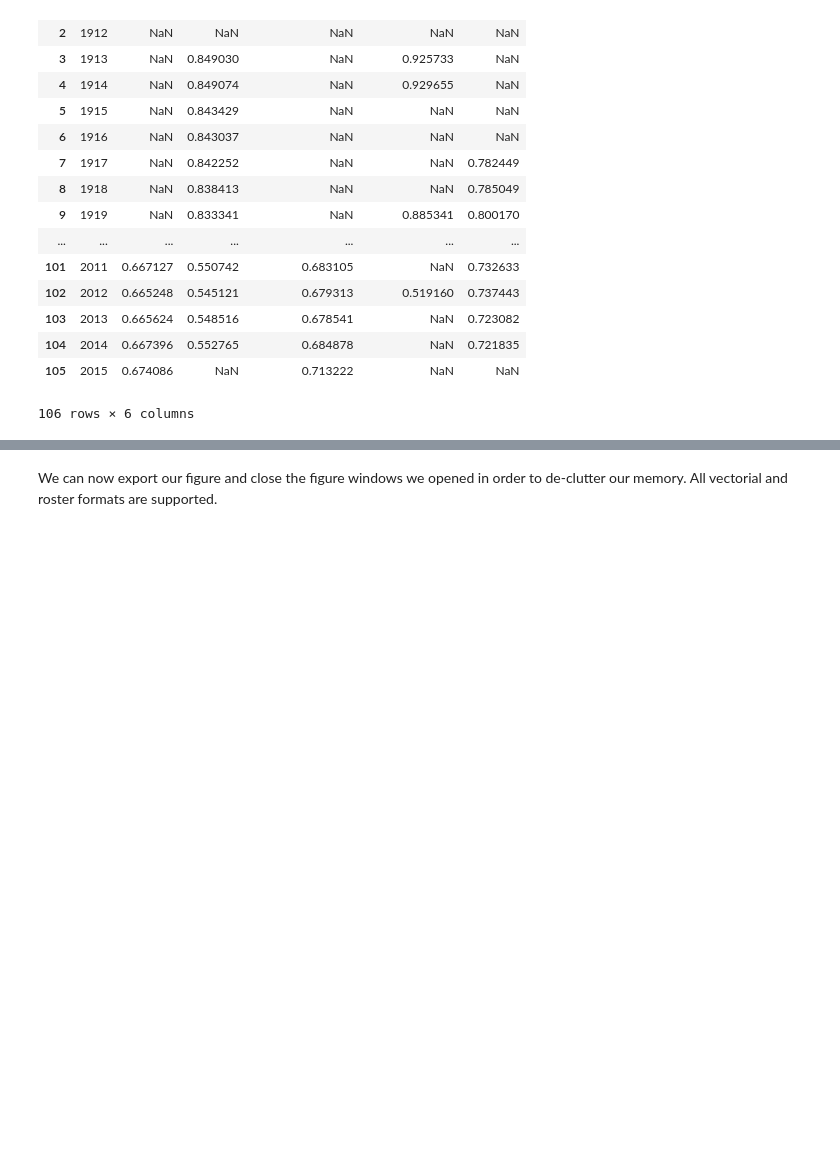
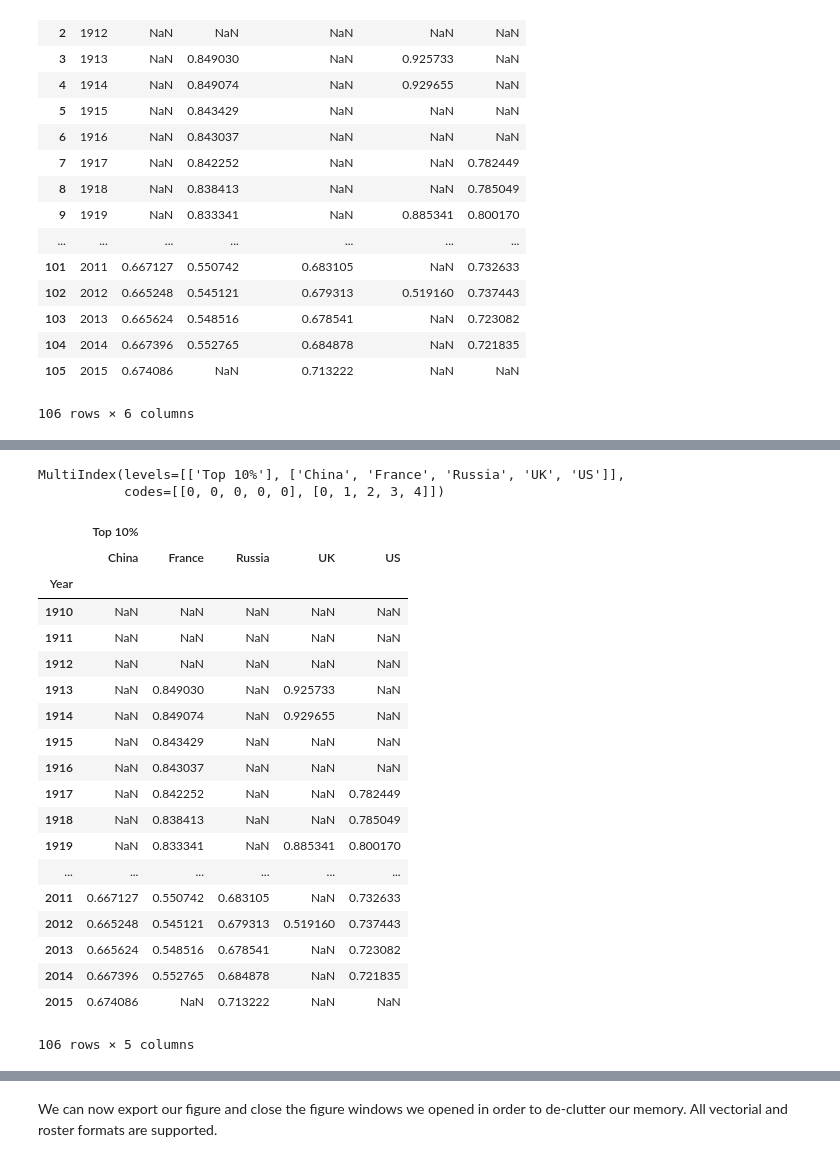
Before and after one commit to arnauddyevre/Python-for-Social-Scientists, a Jupyter notebook: statistics and econometrics/basics/data_handling.ipynb, the cells around one changed output, grey strips where cells are left out. Cells and saved outputs as stored; diff of their text form; code cells hidden in the pictures; blank space fills up the shorter version.

```diff
--- a/statistics and econometrics/basics/data_handling.ipynb
+++ b/statistics and econometrics/basics/data_handling.ipynb
@@ -565,0 +635,36 @@ top10Percent
+# %%
+# We need to do a bit of renaming to homogenise variable names across datasets, this part is not really important
+top10Percent_reIndex = top10Percent_reIndex.rename(columns={"Russian Federation": "Russia", "United Kingdom": "UK", "USA": "US"})
+
+# Creating a MultiIndex for the top 10% dataset
+top10Percent_reIndex.columns = pd.MultiIndex.from_tuples([('Top 10%', c) for c in top10Percent_reIndex.columns])
+
+# What the nested indices look like
+top10Percent_reIndex.columns
+# %% [output]
+MultiIndex(levels=[['Top 10%'], ['China', 'France', 'Russia', 'UK', 'US']],
+           codes=[[0, 0, 0, 0, 0], [0, 1, 2, 3, 4]])
+# %%
+# What the new data frame looks like
+top10Percent_reIndex
+# %% [output]
+|  | Top 10% |  |  |  |  |
+|  | China | France | Russia | UK | US |
+| Year |  |  |  |  |  |
+| 1910 | NaN | NaN | NaN | NaN | NaN |
+| 1911 | NaN | NaN | NaN | NaN | NaN |
+| 1912 | NaN | NaN | NaN | NaN | NaN |
+| 1913 | NaN | 0.849030 | NaN | 0.925733 | NaN |
+| 1914 | NaN | 0.849074 | NaN | 0.929655 | NaN |
+| 1915 | NaN | 0.843429 | NaN | NaN | NaN |
+| 1916 | NaN | 0.843037 | NaN | NaN | NaN |
+| 1917 | NaN | 0.842252 | NaN | NaN | 0.782449 |
+| 1918 | NaN | 0.838413 | NaN | NaN | 0.785049 |
+| 1919 | NaN | 0.833341 | NaN | 0.885341 | 0.800170 |
+| ... | ... | ... | ... | ... | ... |
+| 2011 | 0.667127 | 0.550742 | 0.683105 | NaN | 0.732633 |
+| 2012 | 0.665248 | 0.545121 | 0.679313 | 0.519160 | 0.737443 |
+| 2013 | 0.665624 | 0.548516 | 0.678541 | NaN | 0.723082 |
+| 2014 | 0.667396 | 0.552765 | 0.684878 | NaN | 0.721835 |
+| 2015 | 0.674086 | NaN | 0.713222 | NaN | NaN |
+106 rows × 5 columns
```
Also changed, not shown: parts of 61 cells of this notebook.
